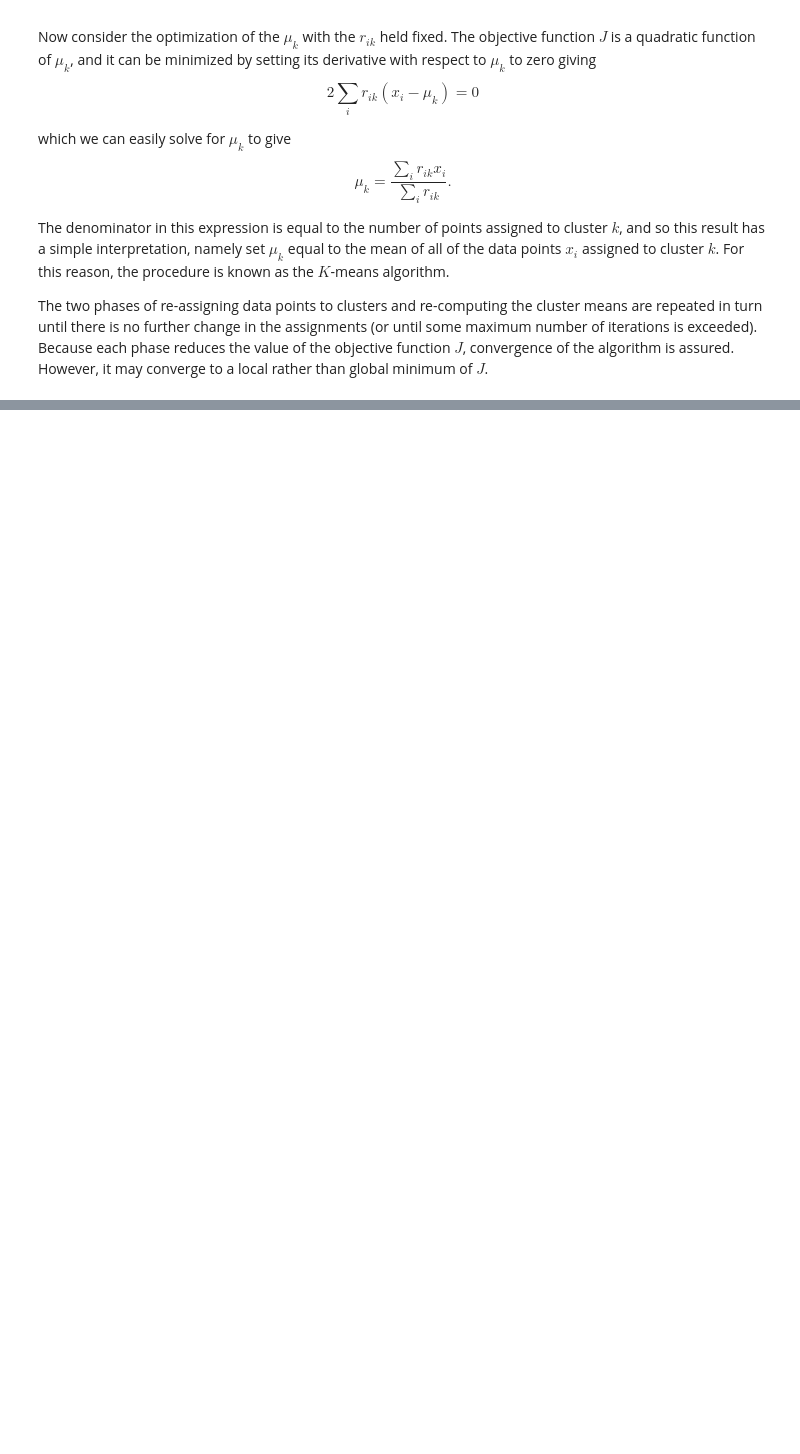
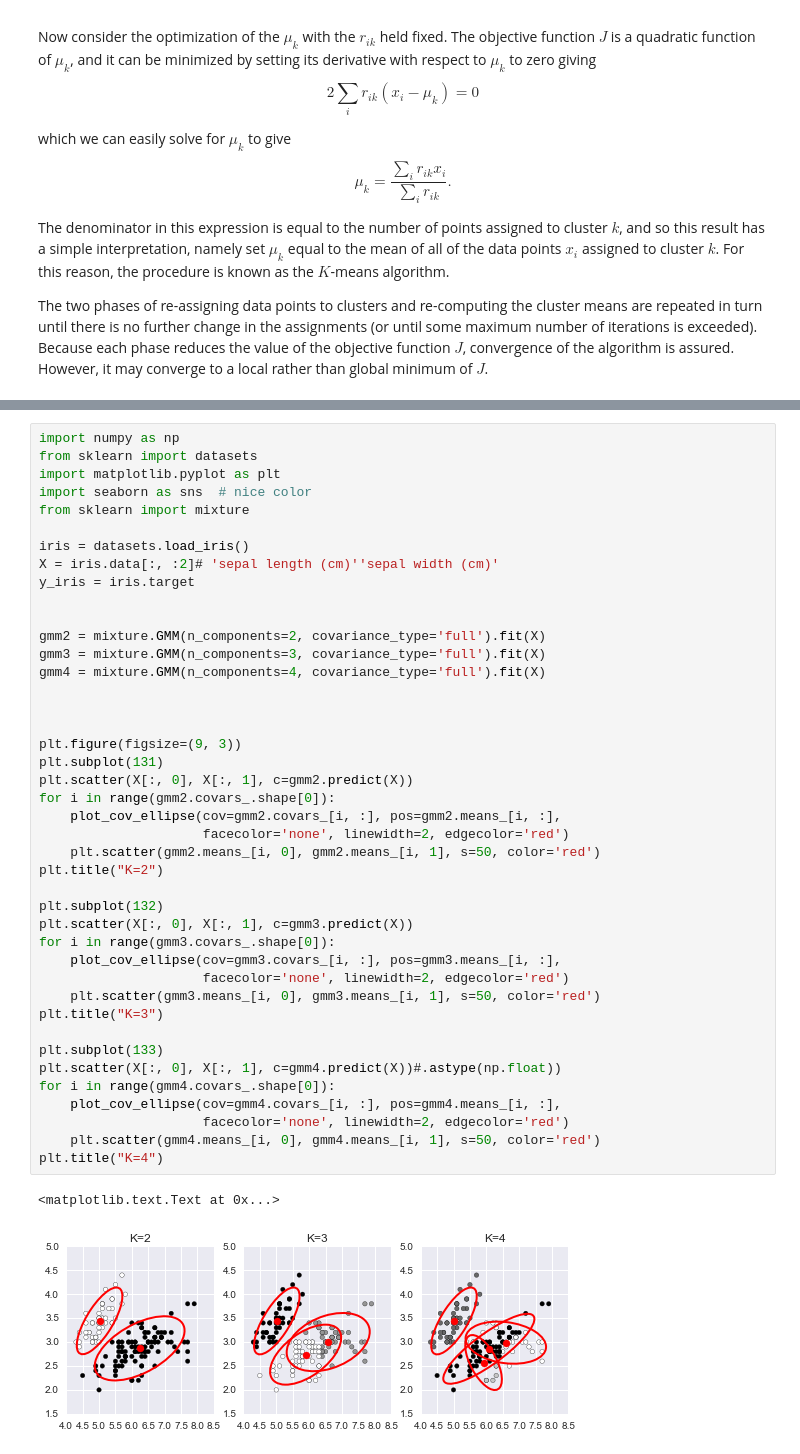
Before and after one commit to anhnguyendepocen/pylearn-doc, a Jupyter notebook: notebooks/ml_clustering.ipynb, the cells around one changed output, grey strips where cells are left out. Saved outputs shown, nothing was run; the diff lists cells and outputs as text; blank space fills up the shorter version.

```diff
--- a/notebooks/ml_clustering.ipynb
+++ b/notebooks/ml_clustering.ipynb
@@ -84,0 +291,45 @@ http://scikit-learn.org/stable/auto_examples/cluster/plot_kmeans_assumptions.htm
+# %%
+import numpy as np
+from sklearn import datasets
+import matplotlib.pyplot as plt
+import seaborn as sns  # nice color
+from sklearn import mixture
+
+iris = datasets.load_iris()
+X = iris.data[:, :2]# 'sepal length (cm)''sepal width (cm)'
+y_iris = iris.target
+
+
+gmm2 = mixture.GMM(n_components=2, covariance_type='full').fit(X)
+gmm3 = mixture.GMM(n_components=3, covariance_type='full').fit(X)
+gmm4 = mixture.GMM(n_components=4, covariance_type='full').fit(X)
+
+
+
+plt.figure(figsize=(9, 3))
+plt.subplot(131)
+plt.scatter(X[:, 0], X[:, 1], c=gmm2.predict(X))
+for i in range(gmm2.covars_.shape[0]):
+    plot_cov_ellipse(cov=gmm2.covars_[i, :], pos=gmm2.means_[i, :],
+                     facecolor='none', linewidth=2, edgecolor='red')
+    plt.scatter(gmm2.means_[i, 0], gmm2.means_[i, 1], s=50, color='red')
+plt.title("K=2")
+
+plt.subplot(132)
+plt.scatter(X[:, 0], X[:, 1], c=gmm3.predict(X))
+for i in range(gmm3.covars_.shape[0]):
+    plot_cov_ellipse(cov=gmm3.covars_[i, :], pos=gmm3.means_[i, :],
+                     facecolor='none', linewidth=2, edgecolor='red')
+    plt.scatter(gmm3.means_[i, 0], gmm3.means_[i, 1], s=50, color='red')
+plt.title("K=3")
+
+plt.subplot(133)
+plt.scatter(X[:, 0], X[:, 1], c=gmm4.predict(X))#.astype(np.float))
+for i in range(gmm4.covars_.shape[0]):
+    plot_cov_ellipse(cov=gmm4.covars_[i, :], pos=gmm4.means_[i, :],
+                     facecolor='none', linewidth=2, edgecolor='red')
+    plt.scatter(gmm4.means_[i, 0], gmm4.means_[i, 1], s=50, color='red')
+plt.title("K=4")
+# %% [output]
+<matplotlib.text.Text at 0x...>
+[figure, added]
```
Also changed, not shown: parts of 9 cells of this notebook, 1 other file.
